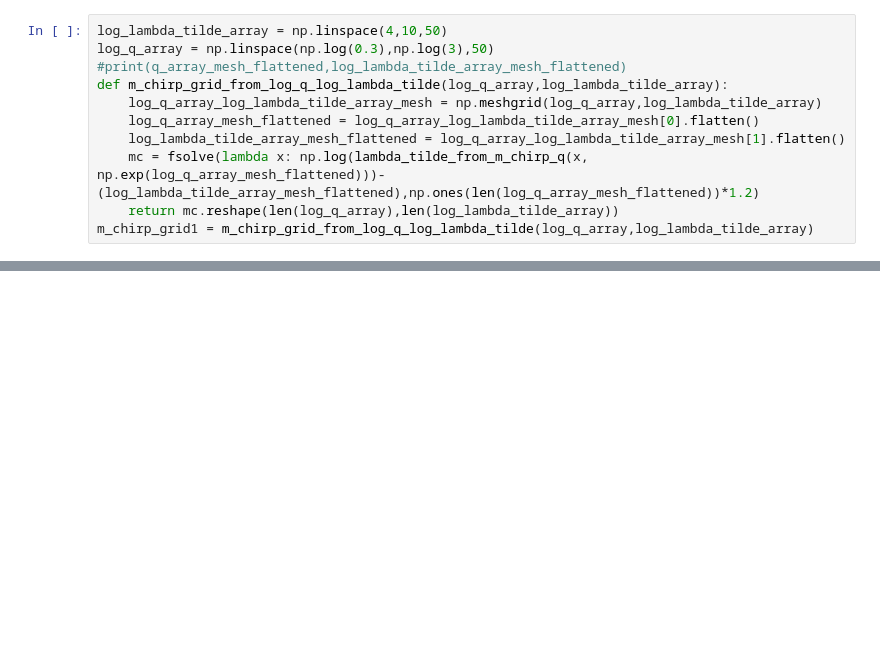
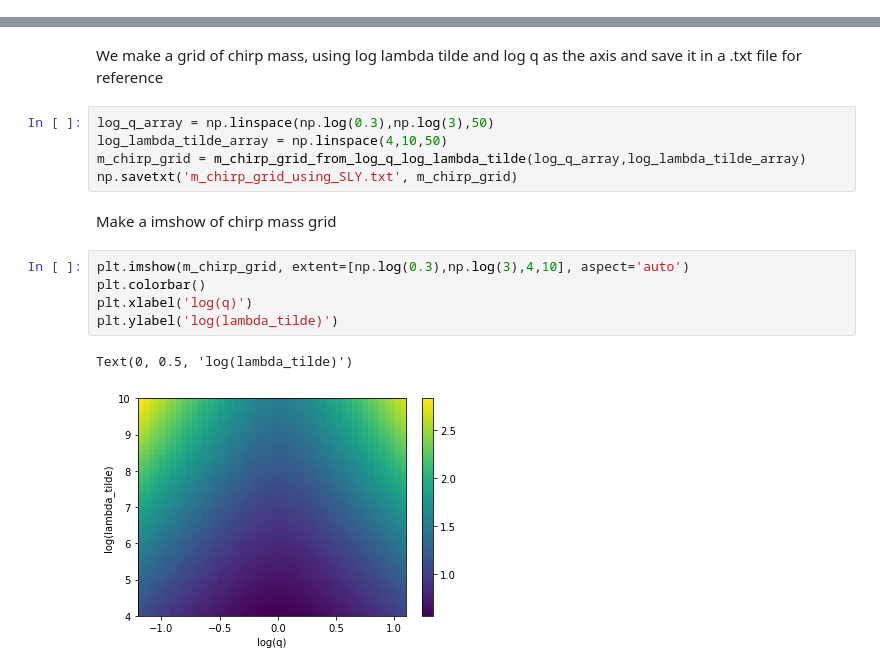
Before and after one commit to Pratyusava/3G_NS_EOS_Cosmology, a Jupyter notebook: basic_functions_check.ipynb, the cells around one changed output, grey strips where cells are left out. Drawn from its saved outputs; the diff is of its cells as text; blank space fills up the shorter version.

```diff
--- a/basic_functions_check.ipynb
+++ b/basic_functions_check.ipynb
@@ -143,11 +0,0 @@ intep_grid =m_chirp_grid_interp(q, np.log(lt))
-# %%
-log_lambda_tilde_array = np.linspace(4,10,50)
-log_q_array = np.linspace(np.log(0.3),np.log(3),50)
-#print(q_array_mesh_flattened,log_lambda_tilde_array_mesh_flattened)
-def m_chirp_grid_from_log_q_log_lambda_tilde(log_q_array,log_lambda_tilde_array):
-    log_q_array_log_lambda_tilde_array_mesh = np.meshgrid(log_q_array,log_lambda_tilde_array)
-    log_q_array_mesh_flattened = log_q_array_log_lambda_tilde_array_mesh[0].flatten()
-    log_lambda_tilde_array_mesh_flattened = log_q_array_log_lambda_tilde_array_mesh[1].flatten()
-    mc = fsolve(lambda x: np.log(lambda_tilde_from_m_chirp_q(x, np.exp(log_q_array_mesh_flattened)))-(log_lambda_tilde_array_mesh_flattened),np.ones(len(log_q_array_mesh_flattened))*1.2)
-    return mc.reshape(len(log_q_array),len(log_lambda_tilde_array))
-m_chirp_grid1 = m_chirp_grid_from_log_q_log_lambda_tilde(log_q_array,log_lambda_tilde_array)
@@ -181,0 +52,17 @@ print(Y)
+# %% [markdown]
+We make a grid of chirp mass, using log lambda tilde and log q as the axis and save it in a .txt file for reference
+# %%
+log_q_array = np.linspace(np.log(0.3),np.log(3),50)
+log_lambda_tilde_array = np.linspace(4,10,50)
+m_chirp_grid = m_chirp_grid_from_log_q_log_lambda_tilde(log_q_array,log_lambda_tilde_array)
+np.savetxt('m_chirp_grid_using_SLY.txt', m_chirp_grid)
+# %% [markdown]
+Make a imshow of chirp mass grid
+# %%
+plt.imshow(m_chirp_grid, extent=[np.log(0.3),np.log(3),4,10], aspect='auto')
+plt.colorbar()
+plt.xlabel('log(q)')
+plt.ylabel('log(lambda_tilde)')
+# %% [output]
+Text(0, 0.5, 'log(lambda_tilde)')
+[figure, added]
```
Also changed, not shown: parts of 48 cells of this notebook.
